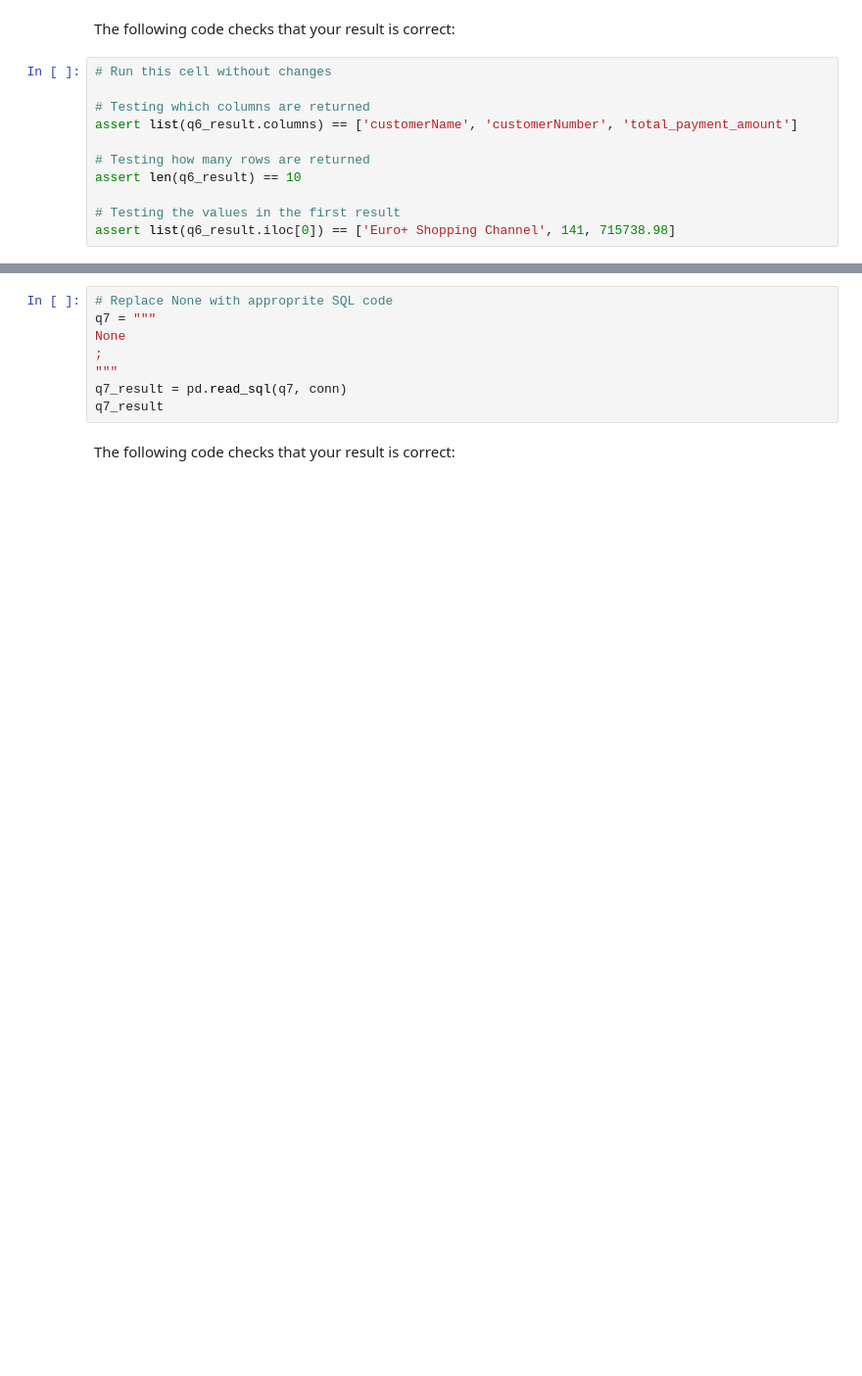
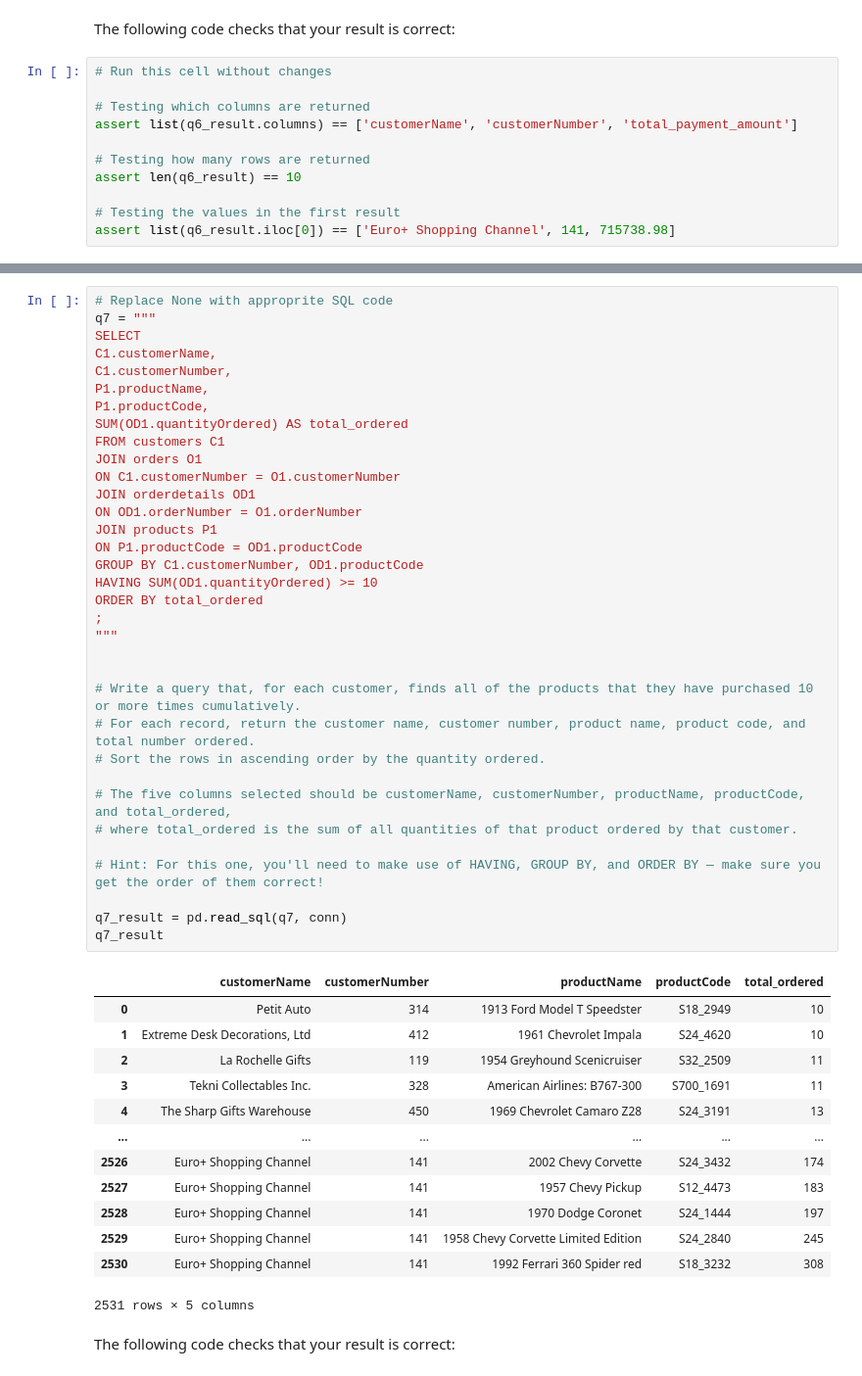
Before and after one commit to SeanE09/dsc-sql-lab, a Jupyter notebook: index.ipynb, the cells around one changed output, grey strips where cells are left out. Shown at 98% size. Drawn from its saved outputs; the diff is of its cells as text; blank space fills up the shorter version.

```diff
--- a/index.ipynb
+++ b/index.ipynb
@@ -443,14 +443,54 @@ The five columns selected should be `customerName`, `customerNumber`, `productNa
 #### Expected Output
 
 <img src='https://curriculum-content.s3.amazonaws.com/data-science/images/expected_output_q7.png'>
-# %%
-# Replace None with approprite SQL code
-q7 = """
-None
-;
-"""
-q7_result = pd.read_sql(q7, conn)
-q7_result
+# %%
+# Replace None with approprite SQL code
+q7 = """
+SELECT
+C1.customerName,
+C1.customerNumber,
+P1.productName,
+P1.productCode,
+SUM(OD1.quantityOrdered) AS total_ordered
+FROM customers C1
+JOIN orders O1
+ON C1.customerNumber = O1.customerNumber
+JOIN orderdetails OD1
+ON OD1.orderNumber = O1.orderNumber
+JOIN products P1
+ON P1.productCode = OD1.productCode
+GROUP BY C1.customerNumber, OD1.productCode
+HAVING SUM(OD1.quantityOrdered) >= 10
+ORDER BY total_ordered
+;
+"""
+
+
+# Write a query that, for each customer, finds all of the products that they have purchased 10 or more times cumulatively.
+# For each record, return the customer name, customer number, product name, product code, and total number ordered.
+# Sort the rows in ascending order by the quantity ordered.
+
+# The five columns selected should be customerName, customerNumber, productName, productCode, and total_ordered,
+# where total_ordered is the sum of all quantities of that product ordered by that customer.
+
+# Hint: For this one, you'll need to make use of HAVING, GROUP BY, and ORDER BY — make sure you get the order of them correct!
+
+q7_result = pd.read_sql(q7, conn)
+q7_result
+# %% [output]
+|  | customerName | customerNumber | productName | productCode | total_ordered |
+| 0 | Petit Auto | 314 | 1913 Ford Model T Speedster | S18_2949 | 10 |
+| 1 | Extreme Desk Decorations, Ltd | 412 | 1961 Chevrolet Impala | S24_4620 | 10 |
+| 2 | La Rochelle Gifts | 119 | 1954 Greyhound Scenicruiser | S32_2509 | 11 |
+| 3 | Tekni Collectables Inc. | 328 | American Airlines: B767-300 | S700_1691 | 11 |
+| 4 | The Sharp Gifts Warehouse | 450 | 1969 Chevrolet Camaro Z28 | S24_3191 | 13 |
+| ... | ... | ... | ... | ... | ... |
+| 2526 | Euro+ Shopping Channel | 141 | 2002 Chevy Corvette | S24_3432 | 174 |
+| 2527 | Euro+ Shopping Channel | 141 | 1957 Chevy Pickup | S12_4473 | 183 |
+| 2528 | Euro+ Shopping Channel | 141 | 1970 Dodge Coronet | S24_1444 | 197 |
+| 2529 | Euro+ Shopping Channel | 141 | 1958 Chevy Corvette Limited Edition | S24_2840 | 245 |
+| 2530 | Euro+ Shopping Channel | 141 | 1992 Ferrari 360 Spider red | S18_3232 | 308 |
+2531 rows × 5 columns
 # %% [markdown]
 The following code checks that your result is correct:
 # %%
```
